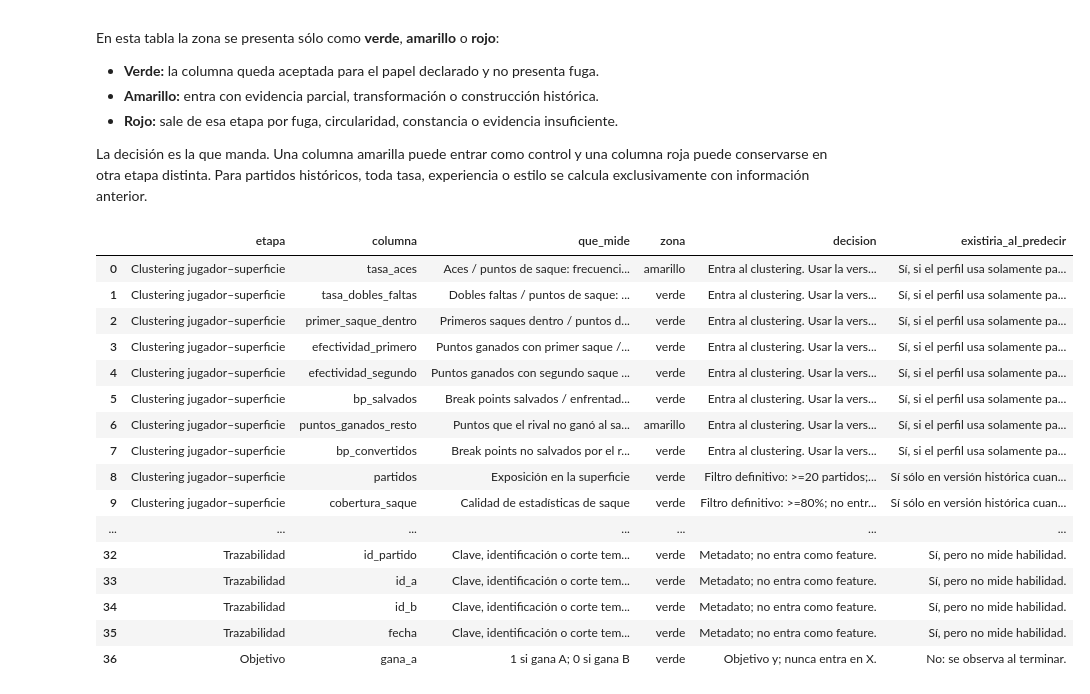
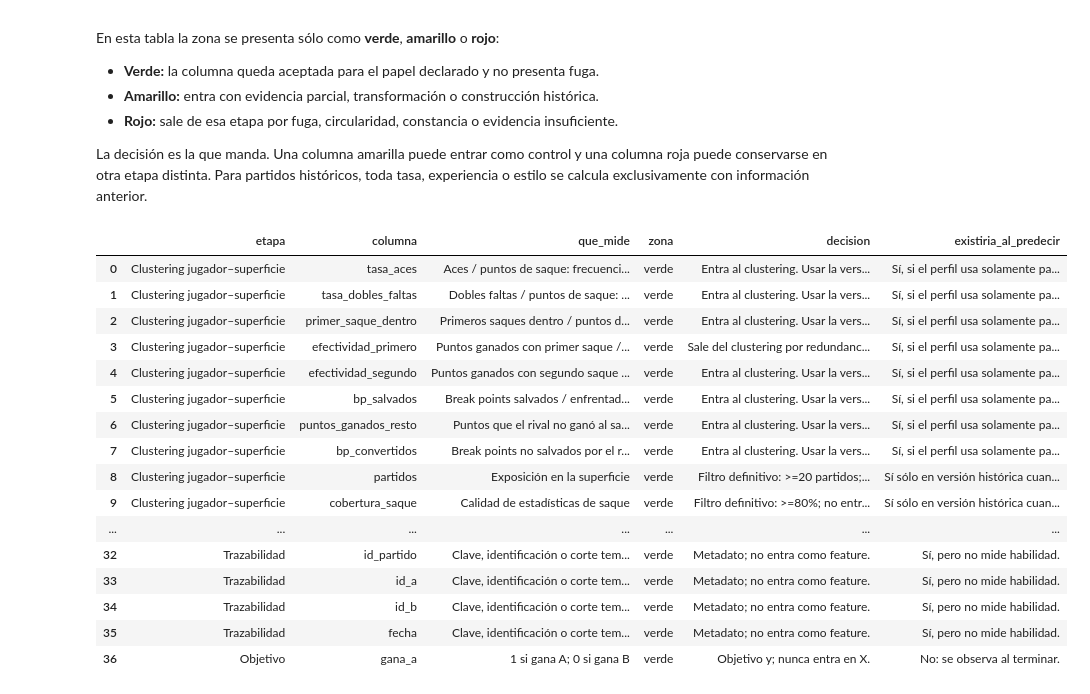
Before and after one commit to Rami195/ATP, a Jupyter notebook: entrega2/EDA_ATP_Entrega2.ipynb, the cells around one changed output. Saved outputs shown, nothing was run; the diff lists cells and outputs as text; code cells hidden in the pictures.

```diff
--- a/entrega2/EDA_ATP_Entrega2.ipynb
+++ b/entrega2/EDA_ATP_Entrega2.ipynb
@@ -995,11 +1000,13 @@ def candidata(etapa,col,mide,z,decision,existe):
                        'decision':decision,'existiria_al_predecir':existe})
 
 # En formato largo estos nombres representan la variante de la superficie de la fila.
-zonas_cluster = {'tasa_aces':'amarillo','puntos_ganados_resto':'amarillo'}
+zonas_cluster = {'tasa_aces':'verde','efectividad_primero':'verde'}
 for nombre_interno in RATIOS:
+    decision_cluster = ('Sale del clustering por redundancia confirmada en H2; se conserva tasa_aces.'
+                        if nombre_interno=='efectividad_primero' else
+                        'Entra al clustering. Usar la versión de la superficie y estandarizar dentro de superficie.')
     candidata('Clustering jugador–superficie',nombre_interno,SIGNIFICADOS[nombre_interno],
-        zonas_cluster.get(nombre_interno,'verde'),
-        'Entra al clustering. Usar la versión de la superficie y estandarizar dentro de superficie.',
+        zonas_cluster.get(nombre_interno,'verde'),decision_cluster,
         'Sí, si el perfil usa solamente partidos anteriores.')
 
 for col,mide,z,decision in [
@@ -1055,40 +1062,40 @@ candidata('Objetivo','gana_a','1 si gana A; 0 si gana B','verde',
 
 tabla_candidatas=pd.DataFrame(candidatas)
 assert set(tabla_candidatas.zona).issubset({'verde','amarillo','rojo'})
 exportar(tabla_candidatas,'columnas_candidatas',False)
 display(tabla_candidatas.style.map(color_zona,subset=['zona']).set_properties(**{
     'white-space':'normal','text-align':'left','max-width':'320px','font-size':'12px'}))
 
 # Decisión explícita para cada columna física del Silver.
 decisiones=[]
 tasas_base_superficie = [c.replace('-totales','') for c in RATIOS.values()]
 for col in df.columns:
     es_tasa_superficie = any(col == f'{base}-{sup}' for base in tasas_base_superficie for sup in SUPERFICIES)
     if es_tasa_superficie:
         decision='Entra al perfil largo de su superficie'; motivo='Feature técnica del clustering'
     elif col.startswith('tasa-victorias-'):
         decision='Sale del clustering; mide superioridad'; motivo='Resultado, no definición de estilo'
     elif col.startswith(('cobertura-','partidos-')):
         decision='Filtro de calidad/exposición'; motivo='No entra a la distancia'
     elif col.endswith('-totales') and col.startswith(('tasa-','efectividad-')):
         decision='Diagnóstico global; sale del clustering por superficie'; motivo='Se usa la variante de cada superficie'
     elif col in constantes:
         decision='Sale: constante'; motivo='No aporta variación'
     elif col in ['id-jugador','nombre-jugador','pais','fecha-nacimiento','año-profesional']:
         decision='Metadato o contexto'; motivo='No entra al núcleo técnico'
     else:
         decision='Sale del núcleo; insumo, conteo o evaluación'; motivo='No define directamente el estilo técnico'
     decisiones.append({'columna':col,'decision':decision,'motivo':motivo})
 exportar(pd.DataFrame(decisiones),'decisiones_columnas_silver',False)
 # %% [output]
 |  | etapa | columna | que_mide | zona | decision | existiria_al_predecir |
-| 0 | Clustering jugador–superficie | tasa_aces | Aces / puntos de saque: frecuenci... | amarillo | Entra al clustering. Usar la vers... | Sí, si el perfil usa solamente pa... |
+| 0 | Clustering jugador–superficie | tasa_aces | Aces / puntos de saque: frecuenci... | verde | Entra al clustering. Usar la vers... | Sí, si el perfil usa solamente pa... |
 | 1 | Clustering jugador–superficie | tasa_dobles_faltas | Dobles faltas / puntos de saque: ... | verde | Entra al clustering. Usar la vers... | Sí, si el perfil usa solamente pa... |
 | 2 | Clustering jugador–superficie | primer_saque_dentro | Primeros saques dentro / puntos d... | verde | Entra al clustering. Usar la vers... | Sí, si el perfil usa solamente pa... |
-| 3 | Clustering jugador–superficie | efectividad_primero | Puntos ganados con primer saque /... | verde | Entra al clustering. Usar la vers... | Sí, si el perfil usa solamente pa... |
+| 3 | Clustering jugador–superficie | efectividad_primero | Puntos ganados con primer saque /... | verde | Sale del clustering por redundanc... | Sí, si el perfil usa solamente pa... |
 | 4 | Clustering jugador–superficie | efectividad_segundo | Puntos ganados con segundo saque ... | verde | Entra al clustering. Usar la vers... | Sí, si el perfil usa solamente pa... |
 | 5 | Clustering jugador–superficie | bp_salvados | Break points salvados / enfrentad... | verde | Entra al clustering. Usar la vers... | Sí, si el perfil usa solamente pa... |
-| 6 | Clustering jugador–superficie | puntos_ganados_resto | Puntos que el rival no ganó al sa... | amarillo | Entra al clustering. Usar la vers... | Sí, si el perfil usa solamente pa... |
+| 6 | Clustering jugador–superficie | puntos_ganados_resto | Puntos que el rival no ganó al sa... | verde | Entra al clustering. Usar la vers... | Sí, si el perfil usa solamente pa... |
 | 7 | Clustering jugador–superficie | bp_convertidos | Break points no salvados por el r... | verde | Entra al clustering. Usar la vers... | Sí, si el perfil usa solamente pa... |
 | 8 | Clustering jugador–superficie | partidos | Exposición en la superficie | verde | Filtro definitivo: >=20 partidos;... | Sí sólo en versión histórica cuan... |
 | 9 | Clustering jugador–superficie | cobertura_saque | Calidad de estadísticas de saque | verde | Filtro definitivo: >=80%; no entr... | Sí sólo en versión histórica cuan... |
```
Also changed, not shown: parts of 10 cells of this notebook.
